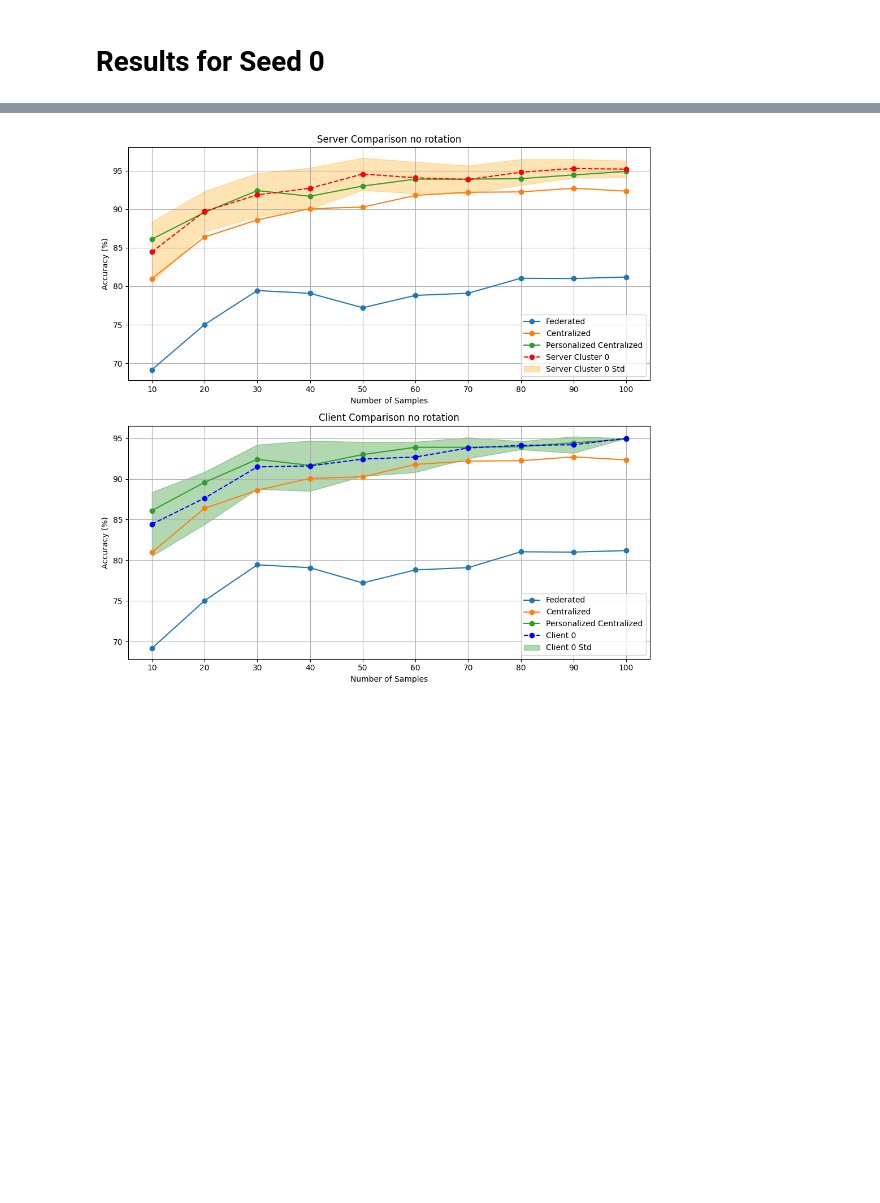
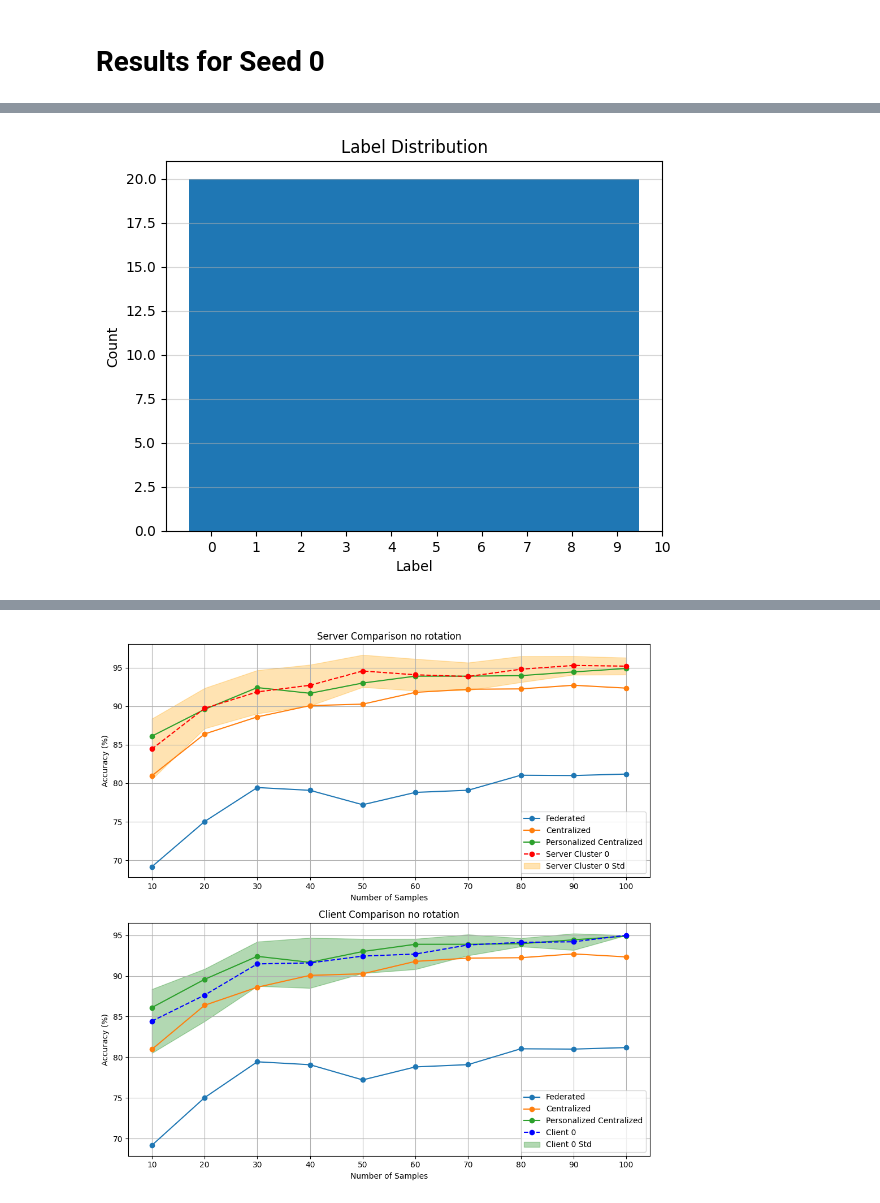
Before and after one commit to leahcimali/Comparative-Evaluation-of-Clustered-Federated-Learning-Methods, a Jupyter notebook: Results.ipynb, the cells around one changed output, grey strips where cells are left out. Cells and saved outputs as stored; diff of their text form; code cells hidden in the pictures; blank space fills up the shorter version.

Commit message:
Add labels distribution skew to heterogeneity

```diff
--- a/Results.ipynb
+++ b/Results.ipynb
@@ -1,2 +1,7 @@
 # %% [markdown]
 # Results for Seed 0
+# %%
+from src.utils_data import setup_experiment_rotation, unbalancing
+from src.models import MnistNN, SimpleLinear
+model = SimpleLinear()
+my_server, client_list  = setup_experiment_rotation(20,20,model)
@@ -2,0 +21,16 @@
+# %%
+my_client = client_list[1]
+x_train= my_client.data['x']
+y_train = my_client.data['y']
+# %%
+import matplotlib.pyplot as plt
+y=y_train
+plt.hist(y, bins=np.arange(min(y), 11), align='left', rwidth=1)
+plt.xlabel('Label')
+plt.ylabel('Count')
+plt.title('Label Distribution')
+plt.xticks(np.arange(min(y), 11))
+plt.grid(axis='y', alpha=0.5)
+plt.show()
+# %% [output]
+[figure, added]
```
Also changed, not shown: parts of 4 cells of this notebook, 5 other files.
